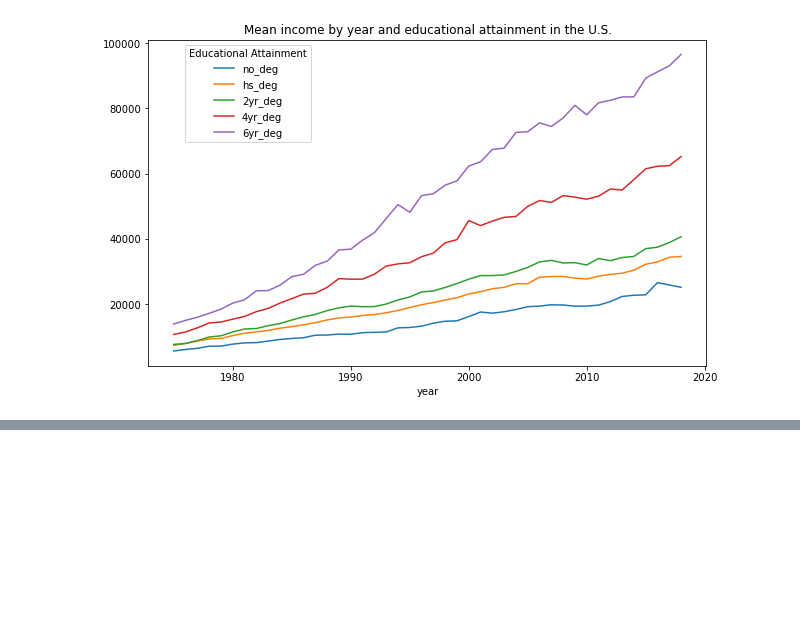
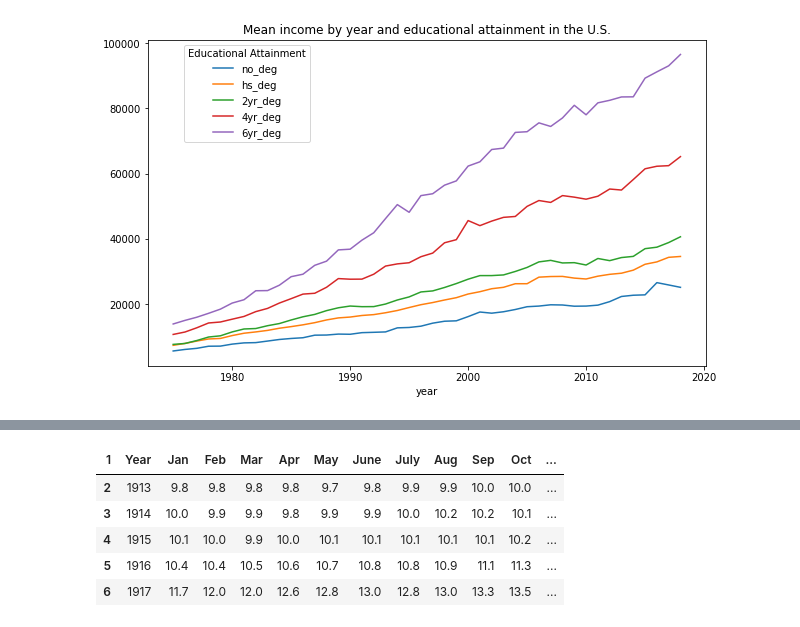
Before and after one commit to Sherbstreit/DSC_Bellevue_Sherbstreit, a Jupyter notebook: 540_final_project.ipynb, the cells around one changed output, grey strips where cells are left out. Saved outputs shown, nothing was run; the diff lists cells and outputs as text; code cells hidden in the pictures; blank space fills up the shorter version.

```diff
--- a/540_final_project.ipynb
+++ b/540_final_project.ipynb
@@ -83,0 +127,13 @@ yr_degree.plot(figsize=(10,6),
+# %%
+# copy row index 0 to column headers
+infl_df.columns = infl_df.iloc[0]
+# delete row index 0
+infl_df = infl_df.drop(infl_df.index[0])
+infl_df.head()
+# %% [output]
+| 1 | Year | Jan | Feb | Mar | Apr | May | June | July | Aug | Sep | Oct | ... |
+| 2 | 1913 | 9.8 | 9.8 | 9.8 | 9.8 | 9.7 | 9.8 | 9.9 | 9.9 | 10.0 | 10.0 | ... |
+| 3 | 1914 | 10.0 | 9.9 | 9.9 | 9.8 | 9.9 | 9.9 | 10.0 | 10.2 | 10.2 | 10.1 | ... |
+| 4 | 1915 | 10.1 | 10.0 | 9.9 | 10.0 | 10.1 | 10.1 | 10.1 | 10.1 | 10.1 | 10.2 | ... |
+| 5 | 1916 | 10.4 | 10.4 | 10.5 | 10.6 | 10.7 | 10.8 | 10.8 | 10.9 | 11.1 | 11.3 | ... |
+| 6 | 1917 | 11.7 | 12.0 | 12.0 | 12.6 | 12.8 | 13.0 | 12.8 | 13.0 | 13.3 | 13.5 | ... |
```
Also changed, not shown: parts of 12 cells of this notebook.
